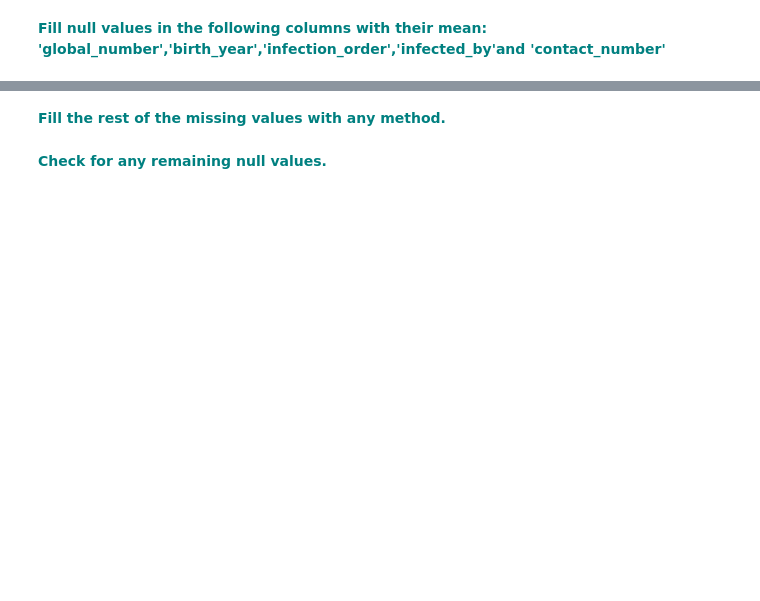
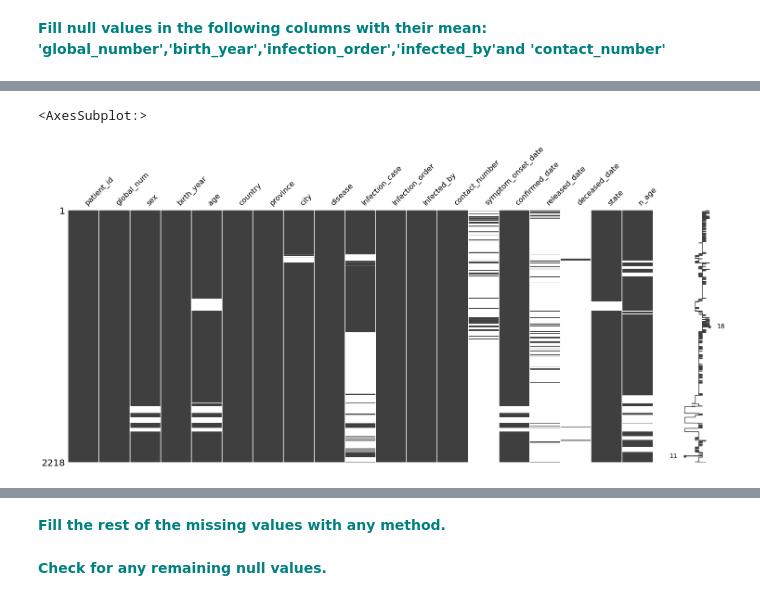
Before and after one commit to demiroz/dsc, a Jupyter notebook: Unit 14 - Supervised Learning/14.4 Random Forest Coronavirus case study/RandomForest_casestudy_covid19.ipynb, the cells around one changed output, grey strips where cells are left out. Saved outputs shown, nothing was run; the diff lists cells and outputs as text; code cells hidden in the pictures; blank space fills up the shorter version.

```diff
--- a/Unit 14 - Supervised Learning/14.4 Random Forest Coronavirus case study/RandomForest_casestudy_covid19.ipynb
+++ b/Unit 14 - Supervised Learning/14.4 Random Forest Coronavirus case study/RandomForest_casestudy_covid19.ipynb
@@ -205,0 +208,11 @@ Name: disease, dtype: int64
+# %%
+df.global_num.fillna(df.global_num.mean(), inplace=True)
+df.birth_year.fillna(df.birth_year.mean(), inplace=True)
+df.infection_order.fillna(df.infection_order.mean(), inplace=True)
+df.infected_by.fillna(df.infected_by.mean(), inplace=True)
+df.contact_number.fillna(df.contact_number.mean(), inplace=True)
+# %%
+msno.matrix(df)
+# %% [output]
+<AxesSubplot:>
+[figure, added]
```
Also changed, not shown: parts of 35 cells of this notebook, 3 other files.
